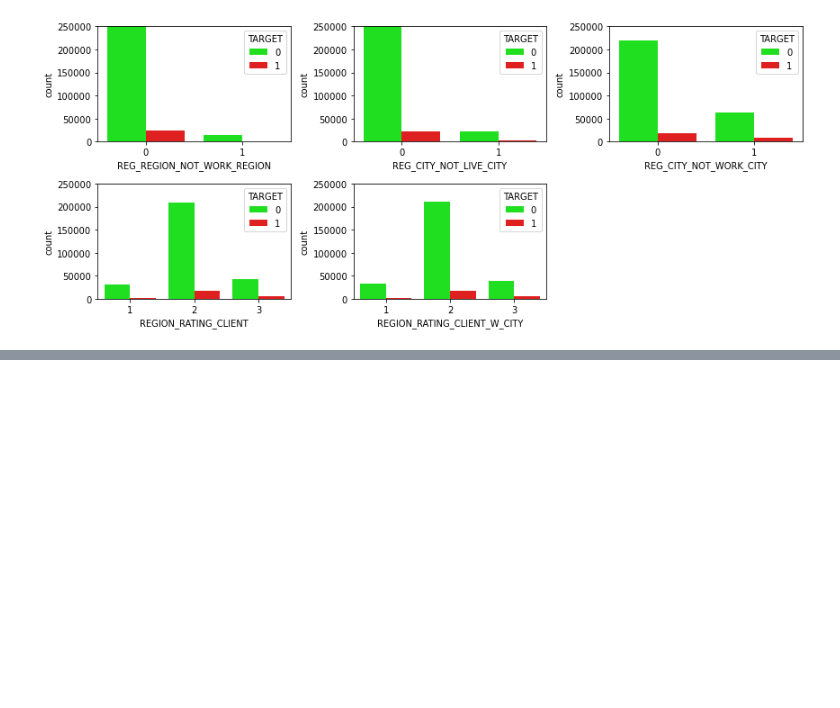
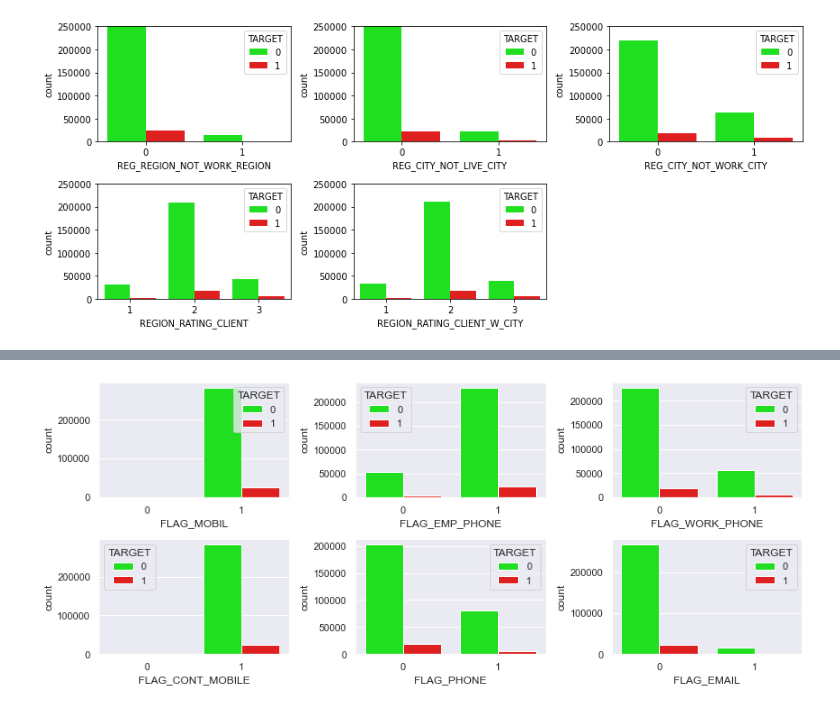
Before and after one commit to vivekkum-ar/Credit-appraisal-Banking-EDA, a Jupyter notebook: Bank Credit Appraisal EDA.ipynb, the cells around one changed output, grey strips where cells are left out. Cells and saved outputs as stored; diff of their text form; code cells hidden in the pictures; blank space fills up the shorter version.

```diff
--- a/Bank Credit Appraisal EDA.ipynb
+++ b/Bank Credit Appraisal EDA.ipynb
@@ -532,0 +549,2 @@ for i, j in enumerate(['REG_REGION_NOT_WORK_REGION','REG_CITY_NOT_LIVE_CITY', 'R
+# %%
+sns.set(font_scale = 1)
@@ -532,0 +560,3 @@ for i, j in enumerate(['REG_REGION_NOT_WORK_REGION','REG_CITY_NOT_LIVE_CITY', 'R
+# %%
+df_contact_detes = df_curr_application2[['FLAG_MOBIL','FLAG_EMP_PHONE','FLAG_WORK_PHONE','FLAG_CONT_MOBILE','FLAG_PHONE','FLAG_EMAIL']]
+df_contact_detes.info(-1)
@@ -532,0 +577,9 @@ for i, j in enumerate(['REG_REGION_NOT_WORK_REGION','REG_CITY_NOT_LIVE_CITY', 'R
+# %%
+fig=plt.subplots(figsize=(12, 5))
+
+for i, j in enumerate(df_contact_detes):
+    plt.subplot(2, 3, i+1)
+    sns.countplot(df_curr_application2[j], hue=df_curr_application2["TARGET"],palette=['#00ff00',"#ff0000"])
+    plt.tight_layout()
+# %% [output]
+[figure, added]
```
Also changed, not shown: parts of 4 cells of this notebook.
